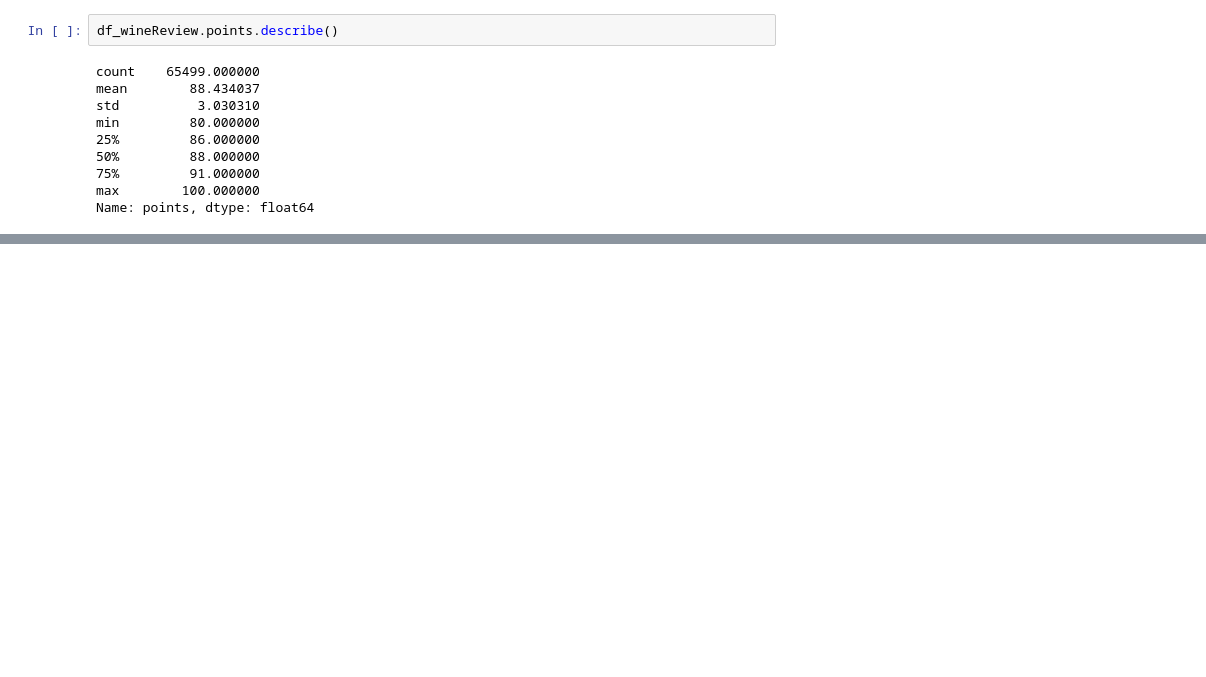
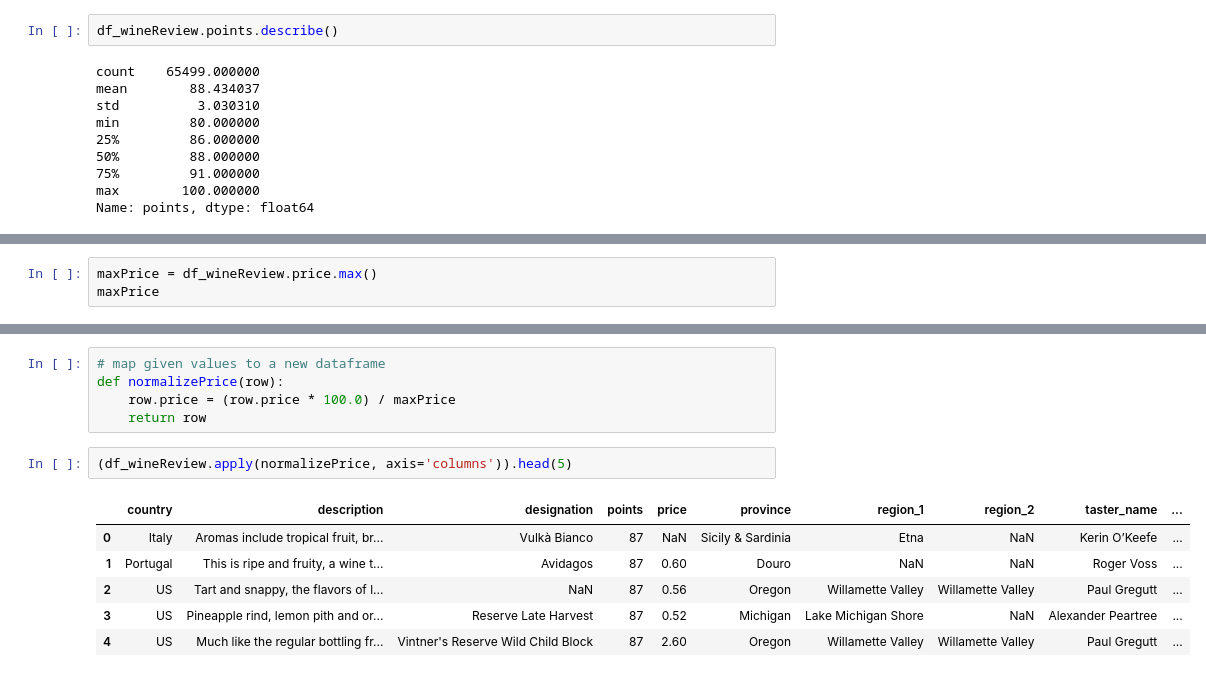
Before and after one commit to DanielDev1984/DataScience, a Jupyter notebook: Techstack/Pandas/Kaggle_tutorial.ipynb, the cells around one changed output, grey strips where cells are left out. Cells and saved outputs as stored; diff of their text form; blank space fills up the shorter version.

```diff
--- a/Techstack/Pandas/Kaggle_tutorial.ipynb
+++ b/Techstack/Pandas/Kaggle_tutorial.ipynb
@@ -232,0 +250,3 @@ Name: points, dtype: float64
+# %%
+maxPrice = df_wineReview.price.max()
+maxPrice
@@ -232,0 +271,14 @@ Name: points, dtype: float64
+# %%
+# map given values to a new dataframe
+def normalizePrice(row):
+    row.price = (row.price * 100.0) / maxPrice
+    return row
+# %%
+(df_wineReview.apply(normalizePrice, axis='columns')).head(5)
+# %% [output]
+|  | country | description | designation | points | price | province | region_1 | region_2 | taster_name | ... |
+| 0 | Italy | Aromas include tropical fruit, br... | Vulkà Bianco | 87 | NaN | Sicily & Sardinia | Etna | NaN | Kerin O’Keefe | ... |
+| 1 | Portugal | This is ripe and fruity, a wine t... | Avidagos | 87 | 0.60 | Douro | NaN | NaN | Roger Voss | ... |
+| 2 | US | Tart and snappy, the flavors of l... | NaN | 87 | 0.56 | Oregon | Willamette Valley | Willamette Valley | Paul Gregutt | ... |
+| 3 | US | Pineapple rind, lemon pith and or... | Reserve Late Harvest | 87 | 0.52 | Michigan | Lake Michigan Shore | NaN | Alexander Peartree | ... |
+| 4 | US | Much like the regular bottling fr... | Vintner's Reserve Wild Child Block | 87 | 2.60 | Oregon | Willamette Valley | Willamette Valley | Paul Gregutt | ... |
```
Also changed, not shown: parts of 5 cells of this notebook.
